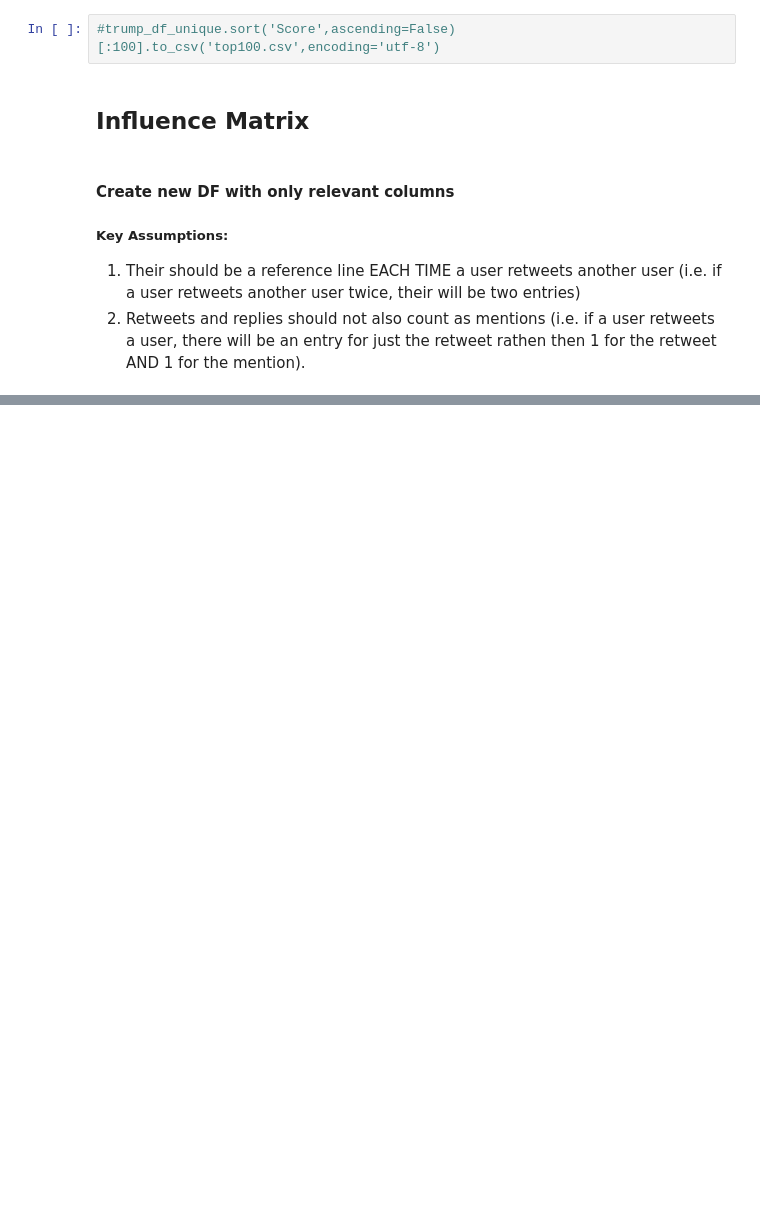
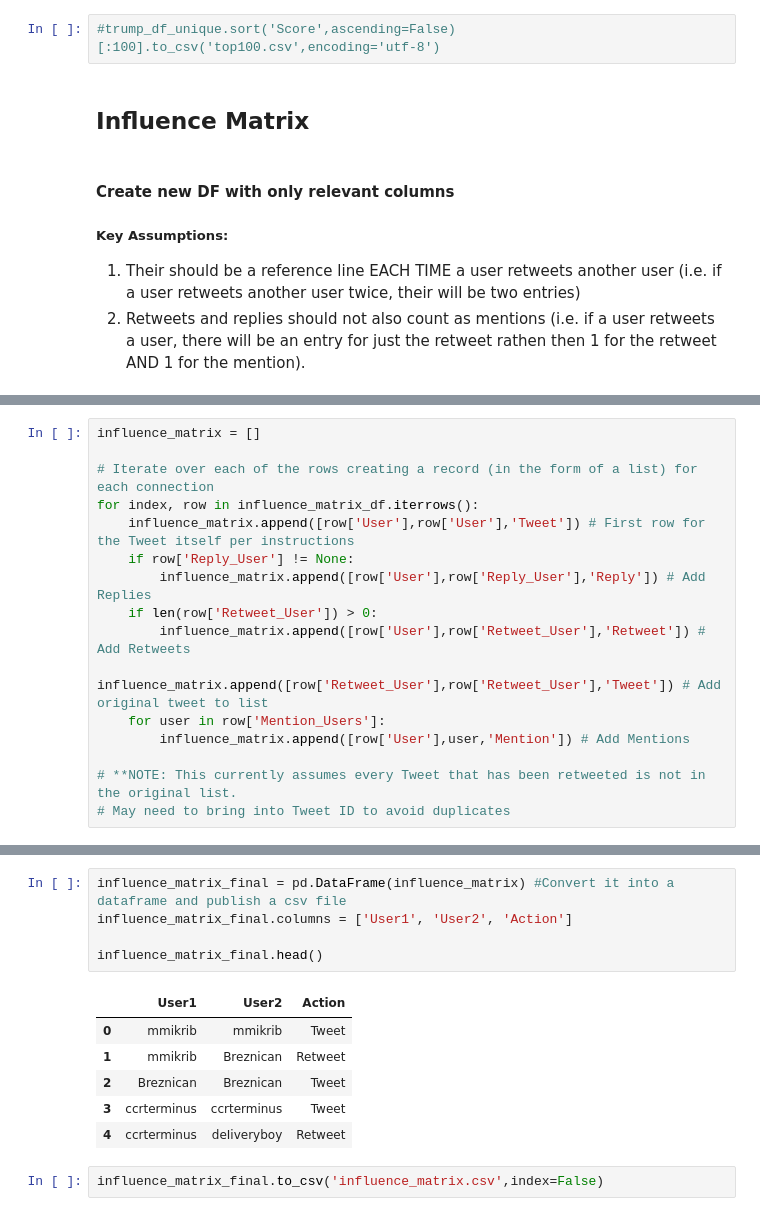
Before and after one commit to JDallasGriffin/SocialMediaAnalytics, a Jupyter notebook: Assignment 2/HW2_Part2.ipynb, the cells around one changed output, grey strips where cells are left out. Saved outputs shown, nothing was run; the diff lists cells and outputs as text; blank space fills up the shorter version.

```diff
--- a/Assignment 2/HW2_Part2.ipynb
+++ b/Assignment 2/HW2_Part2.ipynb
@@ -137,0 +157,16 @@ influence_matrix.head()
+# %%
+influence_matrix = []
+
+# Iterate over each of the rows creating a record (in the form of a list) for each connection
+for index, row in influence_matrix_df.iterrows():
+    influence_matrix.append([row['User'],row['User'],'Tweet']) # First row for the Tweet itself per instructions
+    if row['Reply_User'] != None:
+        influence_matrix.append([row['User'],row['Reply_User'],'Reply']) # Add Replies
+    if len(row['Retweet_User']) > 0:
+        influence_matrix.append([row['User'],row['Retweet_User'],'Retweet']) # Add Retweets
+        influence_matrix.append([row['Retweet_User'],row['Retweet_User'],'Tweet']) # Add original tweet to list
+    for user in row['Mention_Users']:
+        influence_matrix.append([row['User'],user,'Mention']) # Add Mentions
+
+# **NOTE: This currently assumes every Tweet that has been retweeted is not in the original list.
+# May need to bring into Tweet ID to avoid duplicates
@@ -137,0 +193,14 @@ influence_matrix.head()
+# %%
+influence_matrix_final = pd.DataFrame(influence_matrix) #Convert it into a dataframe and publish a csv file
+influence_matrix_final.columns = ['User1', 'User2', 'Action']
+
+influence_matrix_final.head()
+# %% [output]
+|  | User1 | User2 | Action |
+| 0 | mmikrib | mmikrib | Tweet |
+| 1 | mmikrib | Breznican | Retweet |
+| 2 | Breznican | Breznican | Tweet |
+| 3 | ccrterminus | ccrterminus | Tweet |
+| 4 | ccrterminus | deIiveryboy | Retweet |
+# %%
+influence_matrix_final.to_csv('influence_matrix.csv',index=False)
```
Also changed, not shown: parts of 8 cells of this notebook, 2 other files.
